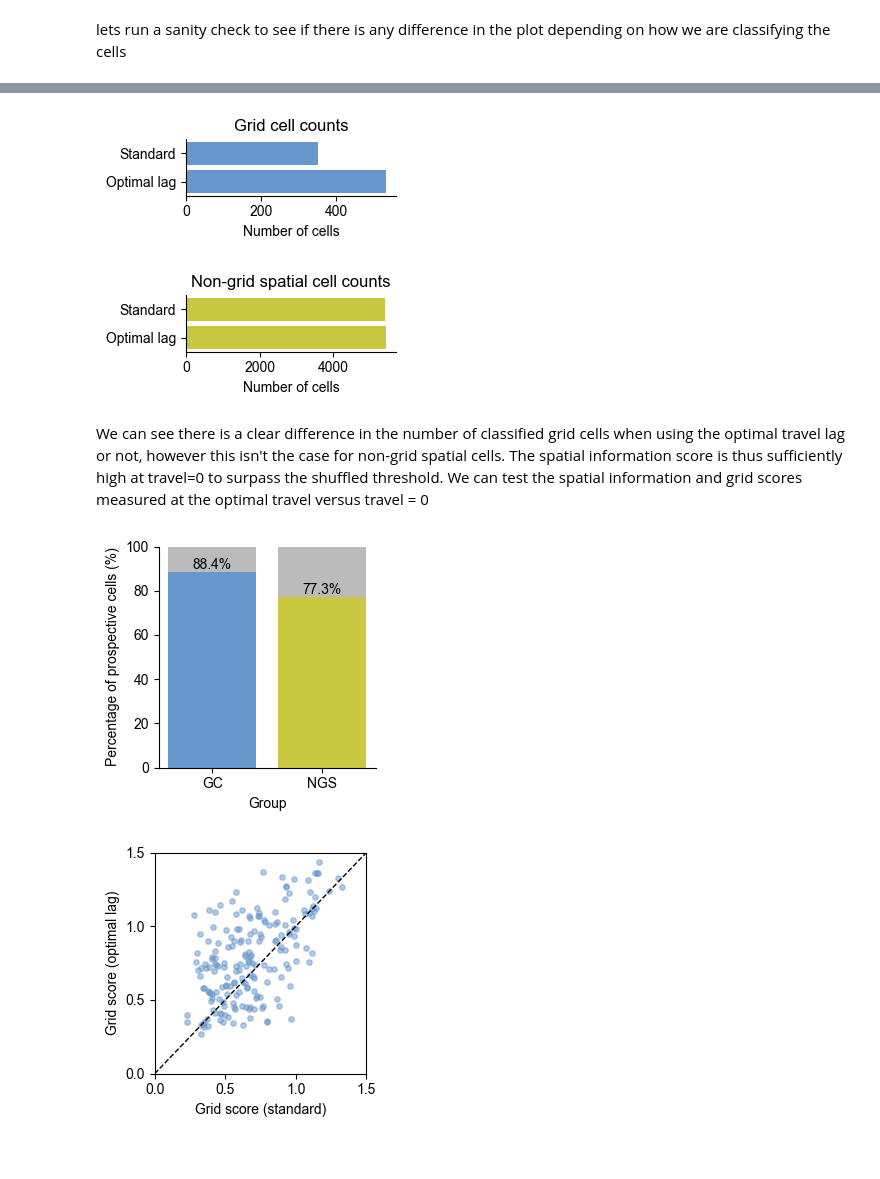
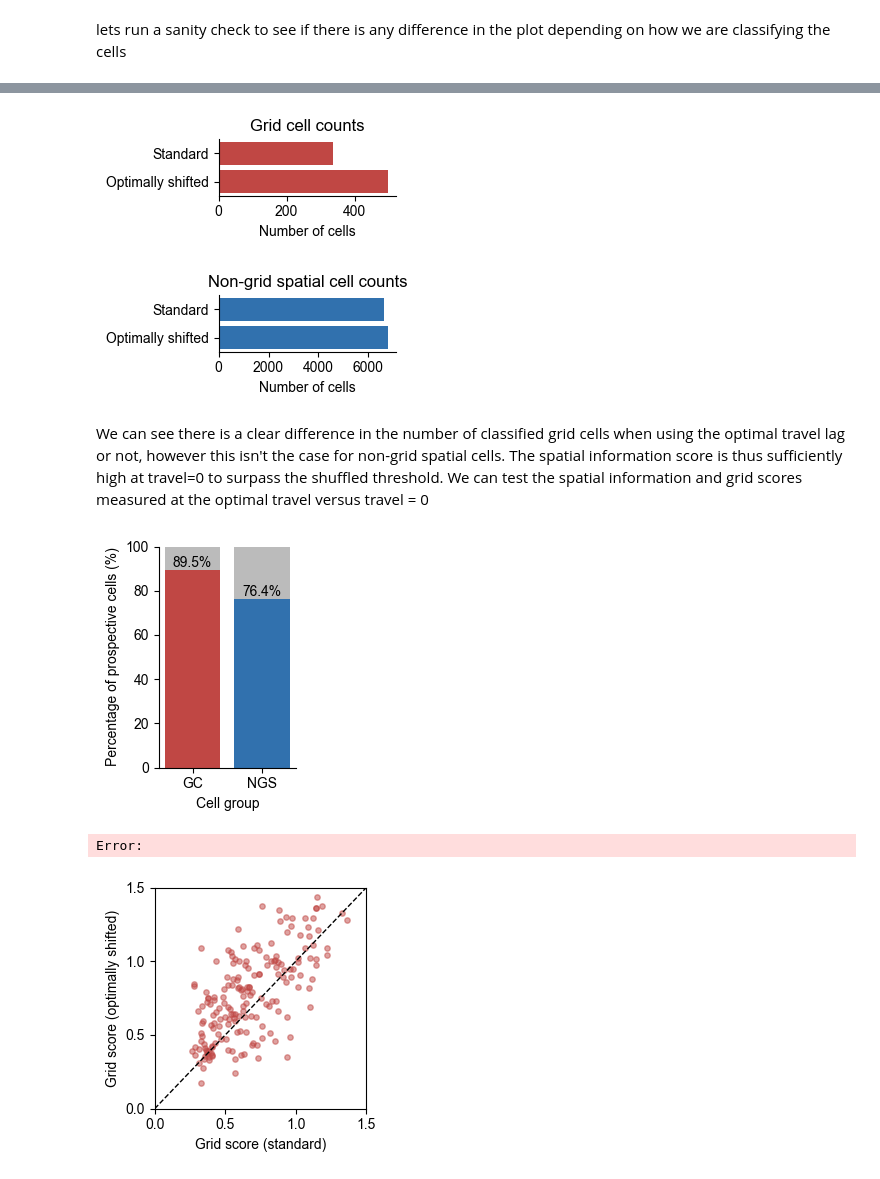
Before and after one commit to HDClark94/spatial-manifolds, a Jupyter notebook: scripts/figures/figure_2_predictive_coding/standard_versus_predictive_cell_classification.ipynb, the cells around one changed output, grey strips where cells are left out. Drawn from its saved outputs; the diff is of its cells as text; code cells hidden in the pictures.

```diff
--- a/scripts/figures/figure_2_predictive_coding/standard_versus_predictive_cell_classification.ipynb
+++ b/scripts/figures/figure_2_predictive_coding/standard_versus_predictive_cell_classification.ipynb
@@ -28,6 +27,7 @@ all_ = pd.DataFrame()
 
 mouse_days = {20: [14,15,16,17,18,19,20,21,22,23,24,25,26],
               21: [15,16,17,18,19,20,21,22,23,24,25,26],
+              22: [33,34,35,36,37,38,39,40,41],
               25: [16,17,18,19,20,21,22,23,24,25],
               26: [11,12,13,14,15,16,17,18,19],
               27: [16,17,18,19,20,21,22,23,24,26],
@@ -43,7 +43,10 @@ for use_optimal_travel in [True, False]:
             if mouse == 22:
                 continue
 
-            [gcs, ngs, ns, sc, ngs_ns, all] = cell_classification_of1(mouse, day, use_optimal_travel=use_optimal_travel)
+            [gcs, ngs, ns, sc, ngs_ns, all] = cell_classification_of1(mouse, day, use_optimal_travel=use_optimal_travel,
+                                                                      get_extra_info=True,
+                                                                      disqualifying_brain_areas_for_grid_cells=[],
+                                                                      disqualifying_brain_areas_for_spatial_cells=[])
             _,_,_,_,_,clusters_VR = compute_vr_tcs(mouse, day)
 
             # add columns for all cells whether the use_optimal_travel is True or False
@@ -153,11 +96,11 @@ import pandas as pd
 gcs_counts = gcs_['use_optimal_travel'].value_counts().reindex([True, False], fill_value=0)
 ngs_counts = ngs_['use_optimal_travel'].value_counts().reindex([True, False], fill_value=0)
 
-labels = ['Optimal lag', 'Standard']
+labels = ['Optimally shifted', 'Standard']
 
 # Grid cells (GCS) horizontal bar plot
 fig, ax = plt.subplots(figsize=(3.2, 1.5))
-ax.barh(labels, gcs_counts.values, color=['#6897CD', '#6897CD'])
+ax.barh(labels, gcs_counts.values, color=['#c04744', '#c04744'])
 ax.set_title('Grid cell counts')
 ax.set_xlabel('Number of cells')
 ax.spines['top'].set_visible(False)
@@ -169,7 +112,7 @@ plt.show()
 
 # Non-grid spatial cells (NGS) horizontal bar plot
 fig, ax = plt.subplots(figsize=(3.2, 1.5))
-ax.barh(labels, ngs_counts.values, color=['#CAC841', '#CAC841'])
+ax.barh(labels, ngs_counts.values, color=['#3171ae', '#3171ae'])
 ax.set_title('Non-grid spatial cell counts')
 ax.set_xlabel('Number of cells')
 ax.set_ylabel('')
@@ -179,8 +122,8 @@ plt.tight_layout()
 plt.savefig('/Users/harryclark/Documents/spatial-manifolds/scripts/figures/figure_2_predictive_coding/classified_NGS.pdf', bbox_inches='tight')
 plt.show()
 # %% [output]
-[figure, old version]
+[figure, new version]
-[figure, old version]
+[figure, new version]
 # %% [markdown]
 We can see there is a clear difference in the number of classified grid cells when using the optimal travel lag or not, however this isn't the case for non-grid spatial cells. The spatial information score is thus sufficiently high at travel=0 to surpass the shuffled threshold. We can test the spatial information and grid scores measured at the optimal travel versus travel = 0
 # %%
@@ -207,45 +150,46 @@ prop_df = combined.groupby('group')['optimal_travel_lag'].apply(
 prop_percent = prop_df.div(prop_df.sum(axis=1), axis=0) * 100
 
 # Stacked bar plot with Predictive on bottom
-fig, ax = plt.subplots(figsize=(3, 3))
+fig, ax = plt.subplots(figsize=(2.2, 3))
 bars_pred = ax.bar(
     prop_percent.index,
     prop_percent['Predictive'],
-    color=['#6897CD', '#CAC841'],
+    color=['#c04744', '#3171ae'],
     label='Predictive'
 )
 bars_nonpred = ax.bar(
     prop_percent.index,
     prop_percent['Non-predictive'],
     bottom=prop_percent['Predictive'],
     color=['#bbbbbb', '#bbbbbb'],
     label='Non-predictive'
 )
 
 # Annotate percentage on top of Predictive group
 for bar, pct in zip(bars_pred, prop_percent['Predictive']):
     ax.text(
         bar.get_x() + bar.get_width()/2,
         bar.get_height(),
         f'{pct:.1f}%',
         ha='center',
         va='bottom',
         fontsize=10
     )
 
 ax.set_ylabel('Percentage of prospective cells (%)')
-ax.set_xlabel('Group')
+ax.set_xlabel('Cell group')
 ax.set_ylim(0, 100)
 ax.set_xticks(range(len(prop_percent.index)))
 ax.set_xticklabels(prop_percent.index)
 ax.legend().remove()  # Remove legend
 ax.spines['top'].set_visible(False)
 ax.spines['right'].set_visible(False)
 plt.tight_layout()
 plt.savefig('/Users/harryclark/Documents/spatial-manifolds/scripts/figures/figure_2_predictive_coding/prospective_cells_percentage.pdf', bbox_inches='tight')
 plt.show()
 # %% [output]
-[figure, old version]
+[figure, new version]
+Error:
 # %%
 import matplotlib.pyplot as plt
 
@@ -267,15 +211,15 @@ plt.xticks(np.arange(0,1.6,0.5))
 plt.yticks(np.arange(0,1.6,0.5))
 plt.xlim(0, 1.5)
 plt.ylim(0, 1.5)
-plt.scatter(paired['grid_score_false'], paired['grid_score_true'], color='#6897CD', alpha=0.5, s=15)
+plt.scatter(paired['grid_score_false'], paired['grid_score_true'], color='#c04744', alpha=0.5, s=15)
 plt.plot([0,1.5],[0,1.5],color='black', linestyle='--', linewidth=1)  # Unity line
 plt.xlabel('Grid score (standard)')
-plt.ylabel('Grid score (optimal lag)')
+plt.ylabel('Grid score (optimally shifted)')
 plt.tight_layout()
 plt.savefig('/Users/harryclark/Documents/spatial-manifolds/scripts/figures/figure_2_predictive_coding/grid_score_standard_vs_optimal_GC.pdf', bbox_inches='tight')
 plt.show()
 # %% [output]
-[figure, old version]
+[figure, new version]
 # %%
 import matplotlib.pyplot as plt
 import seaborn as sns
```
Also changed, not shown: parts of 14 cells of this notebook, 26 other files.
